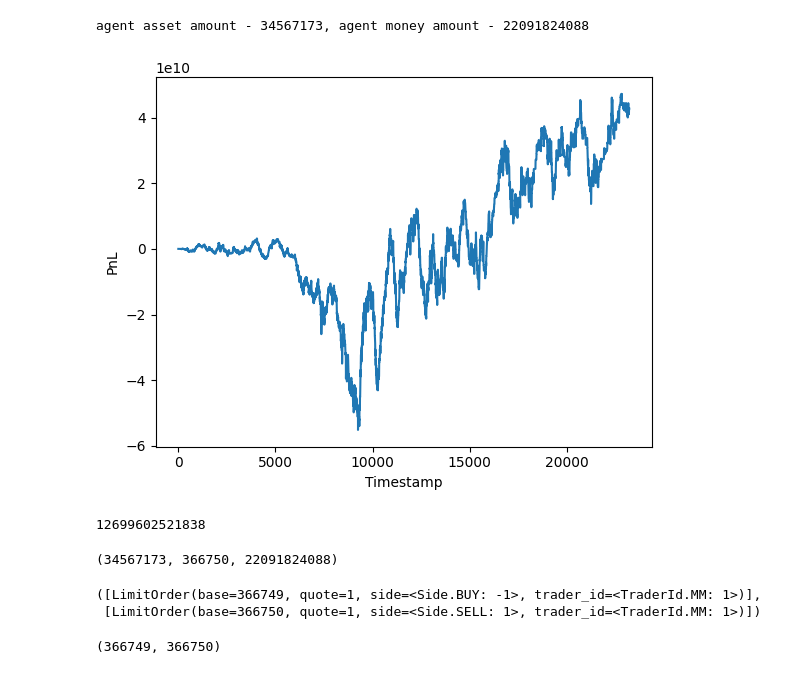
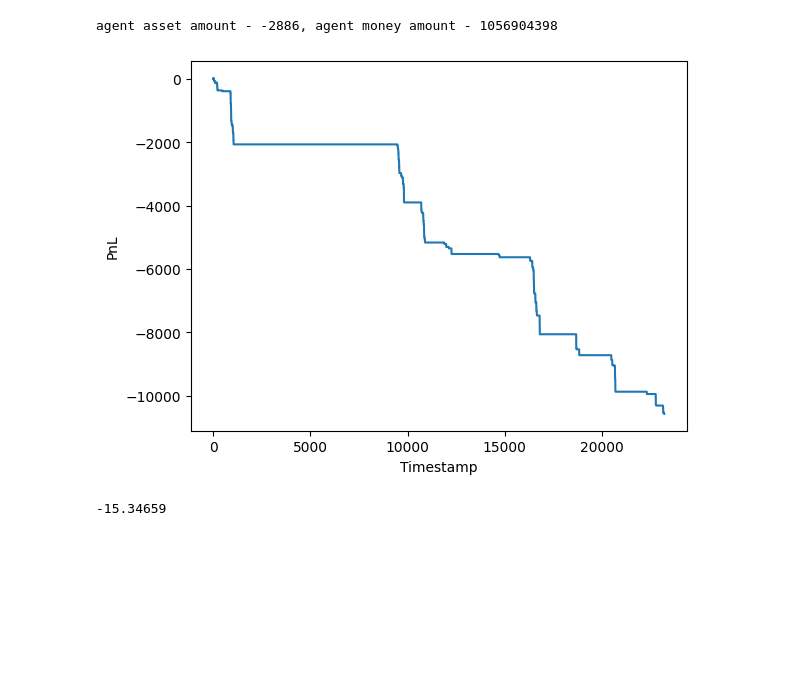
Before and after one commit to BogChamp/lob-backtest, a Jupyter notebook: notebooks/backtest.ipynb, the cells around one changed output. Saved outputs shown, nothing was run; the diff lists cells and outputs as text; code cells hidden in the pictures; blank space fills up the shorter version.

```diff
--- a/notebooks/backtest.ipynb
+++ b/notebooks/backtest.ipynb
@@ -33,7 +36,8 @@ orders_per_diff = group_orders(orders_prepared_np, len(diffs_grouped))
 # %%
 t0 = diffs_grouped[0][0]
 T = diffs_grouped[-1][0] + 100
+q0 = 0
 
-pnl_counter = PnL_Counter()
-alpha = AvellanedaStoikov(T=T, t_start=t0, q0=0, k=2, sigma=3, gamma=0.5, q_max=1)
+pnl_counter = PnL_Counter(q0=q0)
+alpha = AvellanedaStoikov(T=T, t_start=t0, q0=q0, k=2, sigma=3, gamma=0.5, order_quote=1)
 simulator = Simulator(diffs_grouped, orders_per_diff, init_lob, alpha, pnl_counter, T)
@@ -42,26 +105,15 @@ run_data = simulator.run_maker(market_latency=10, local_latency=10)
+# %%
+pnl_history = pnl_counter.calculate_pnl()
 # %%
-print(f"agent asset amount - {run_data[1]}, agent money amount - {run_data[2]}")
-plt.plot(run_data[0])
+print(f"agent asset amount - {run_data[0]}, agent money amount - {run_data[1]}")
+plt.plot(pnl_history / (10**(AMOUNT_TICK + PRICE_TICK)))
 plt.xlabel("Timestamp")
 plt.ylabel("PnL")
 plt.show()
 # %% [output]
-agent asset amount - 34567173, agent money amount - 22091824088
+agent asset amount - -2886, agent money amount - 1056904398
-[figure, old version]
+[figure, new version]
-# %%
-run_data[1]  * simulator.order_book.ask_price() + run_data[2]
-# %% [output]
-12699602521838
-# %%
-run_data[1], simulator.order_book.ask_price(), run_data[2]
-# %% [output]
-(34567173, 366750, 22091824088)
-# %%
-alpha.bid_ask_limit_orders(simulator.order_book, T-200, 2)
-# %% [output]
-([LimitOrder(base=366749, quote=1, side=<Side.BUY: -1>, trader_id=<TraderId.MM: 1>)],
- [LimitOrder(base=366750, quote=1, side=<Side.SELL: 1>, trader_id=<TraderId.MM: 1>)])
-# %%
-simulator.order_book.bid_price(), simulator.order_book.ask_price()
-# %% [output]
-(366749, 366750)
+# %%
+(run_data[0] * simulator.order_book.mid_price()  + run_data[1]) / 10**(AMOUNT_TICK + PRICE_TICK)
+# %% [output]
+-15.34659
```
Also changed, not shown: parts of 10 cells of this notebook, 33 other files.
